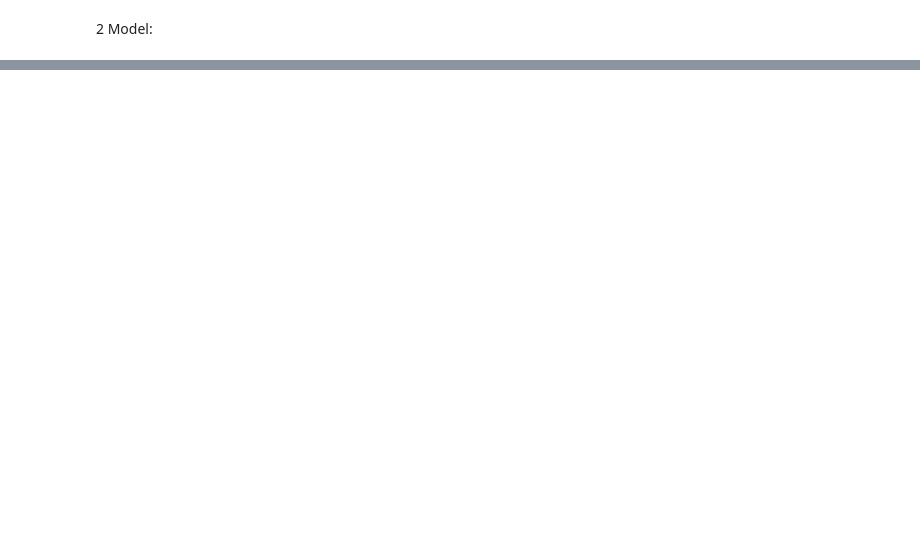
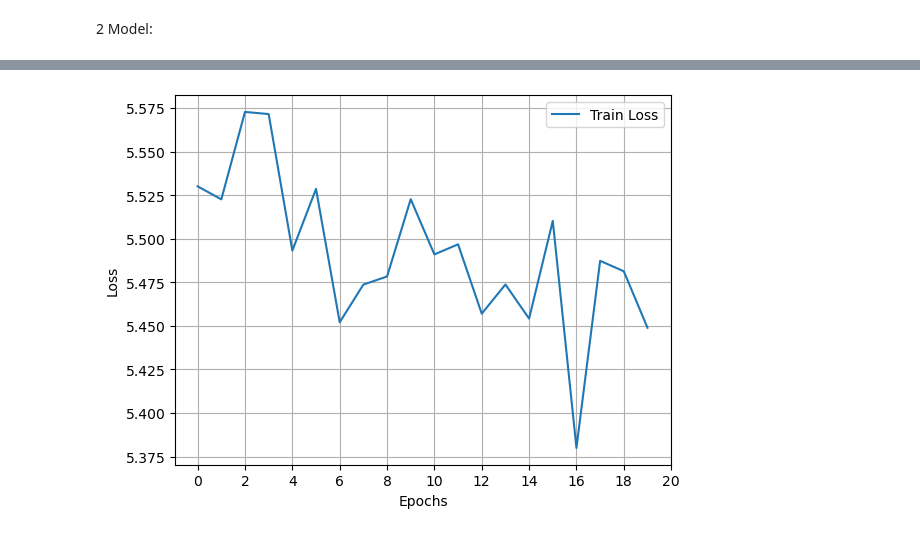
Before and after one commit to RiccardoDAndrea/Training, a Jupyter notebook: Scripts/Models/own_models.ipynb, the cells around one changed output, grey strips where cells are left out. Cells and saved outputs as stored; diff of their text form; code cells hidden in the pictures; blank space fills up the shorter version.

```diff
--- a/Scripts/Models/own_models.ipynb
+++ b/Scripts/Models/own_models.ipynb
@@ -145,10 +211,10 @@ from keras.layers import LSTM, Dense
 # %% [markdown]
 2 Model:
 # %%
-model = Sequential()
-model.add(LSTM(units=50, return_sequences=True, input_shape=(X_train.shape[1],1)))
-model.add(LSTM(units=50, return_sequences=False))
-model.add(Dense(units=1))
-model.compile(optimizer='adam', loss='mean_squared_error', metrics = ['accuracy'])
-model.summary()
+# Model infrastructure
+
+model_2 = Sequential()
+model_2.add(LSTM(units=50, return_sequences=True, input_shape=(X_train.shape[1],1)))
+model_2.add(LSTM(units=50, return_sequences=False, activation = "sigmoid"))
+model_2.add(Dense(units=1))
 # %% [output]
@@ -182,4 +242,8 @@ _________________________________________________________________
+# %%
+model_2.compile(optimizer='adam', loss='mean_squared_error')
+model_2.summary()
 # %%
-history = model.fit(X_train, y_train, epochs=20, batch_size=1)
+history_2 = model_2.fit(X_train, y_train, epochs=20, batch_size=1, validation_data=(X_valid, y_valid))
+history_2
 # %% [output]
 Epoch 1/20
@@ -256,0 +274,4 @@ array([[0.3386609],
+# %%
+create_plt_loss(history_2, x_tick_min = 0,x_tick_max=22, x_tick_step=2)
+# %% [output]
+[figure, added]
```
Also changed, not shown: parts of 32 cells of this notebook.
